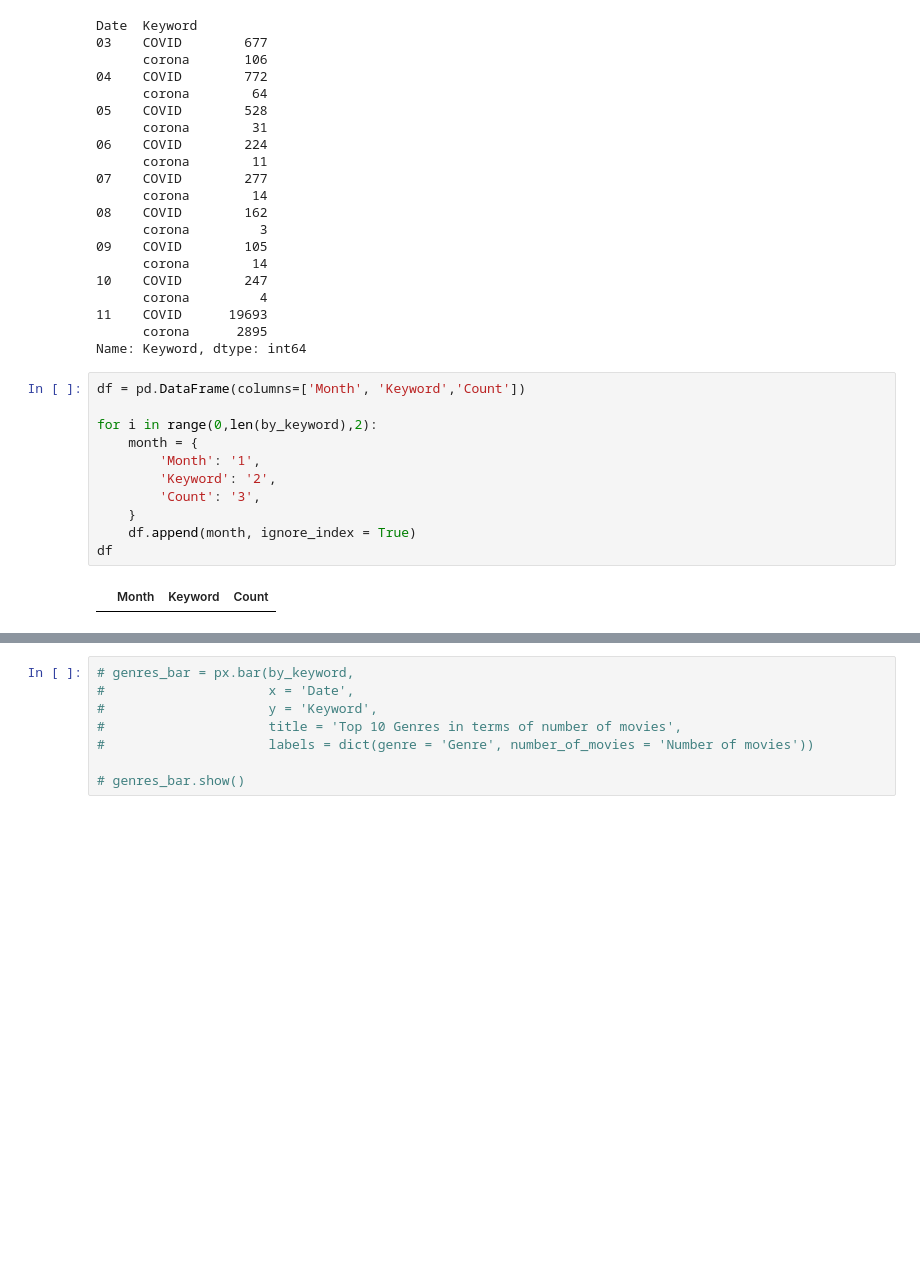
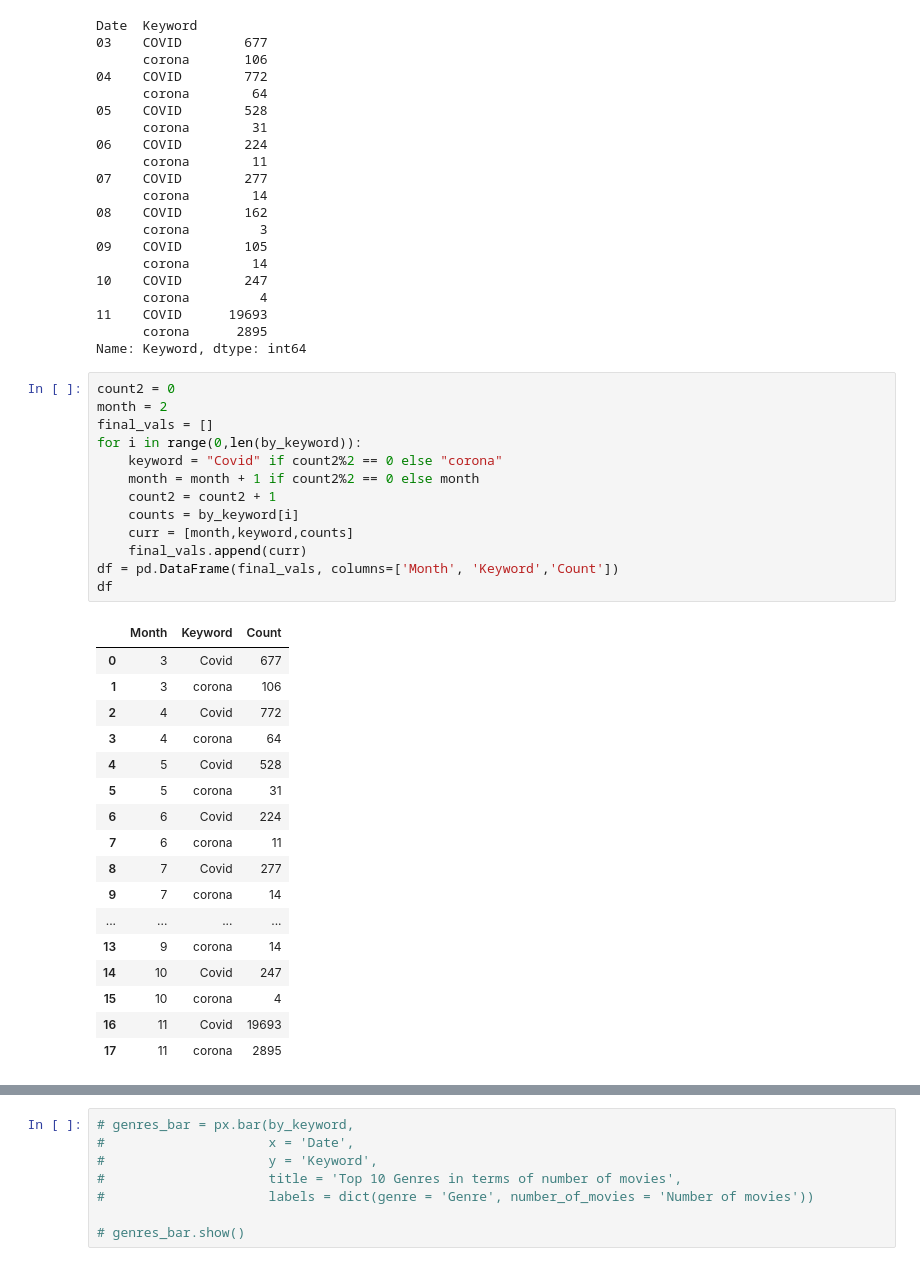
Before and after one commit to AndrewEdward37/67364_Final_Project, a Jupyter notebook: analysis.ipynb, the cells around one changed output, grey strips where cells are left out. Drawn from its saved outputs; the diff is of its cells as text; blank space fills up the shorter version.

Commit message:
made by_keyword into a dataframe

```diff
--- a/analysis.ipynb
+++ b/analysis.ipynb
@@ -493,16 +488,34 @@ Date  Keyword
 11    COVID      19693
       corona      2895
 Name: Keyword, dtype: int64
-# %%
-df = pd.DataFrame(columns=['Month', 'Keyword','Count'])
-
-for i in range(0,len(by_keyword),2):
-    month = {
-        'Month': '1',
-        'Keyword': '2',
-        'Count': '3',
-    }
-    df.append(month, ignore_index = True)
-df
-# %% [output]
-|  | Month | Keyword | Count |
+# %%
+count2 = 0
+month = 2
+final_vals = []
+for i in range(0,len(by_keyword)):
+    keyword = "Covid" if count2%2 == 0 else "corona"
+    month = month + 1 if count2%2 == 0 else month
+    count2 = count2 + 1
+    counts = by_keyword[i]
+    curr = [month,keyword,counts]
+    final_vals.append(curr)
+df = pd.DataFrame(final_vals, columns=['Month', 'Keyword','Count'])
+df
+# %% [output]
+|  | Month | Keyword | Count |
+| 0 | 3 | Covid | 677 |
+| 1 | 3 | corona | 106 |
+| 2 | 4 | Covid | 772 |
+| 3 | 4 | corona | 64 |
+| 4 | 5 | Covid | 528 |
+| 5 | 5 | corona | 31 |
+| 6 | 6 | Covid | 224 |
+| 7 | 6 | corona | 11 |
+| 8 | 7 | Covid | 277 |
+| 9 | 7 | corona | 14 |
+| ... | ... | ... | ... |
+| 13 | 9 | corona | 14 |
+| 14 | 10 | Covid | 247 |
+| 15 | 10 | corona | 4 |
+| 16 | 11 | Covid | 19693 |
+| 17 | 11 | corona | 2895 |
```
Also changed, not shown: parts of 8 cells of this notebook.
